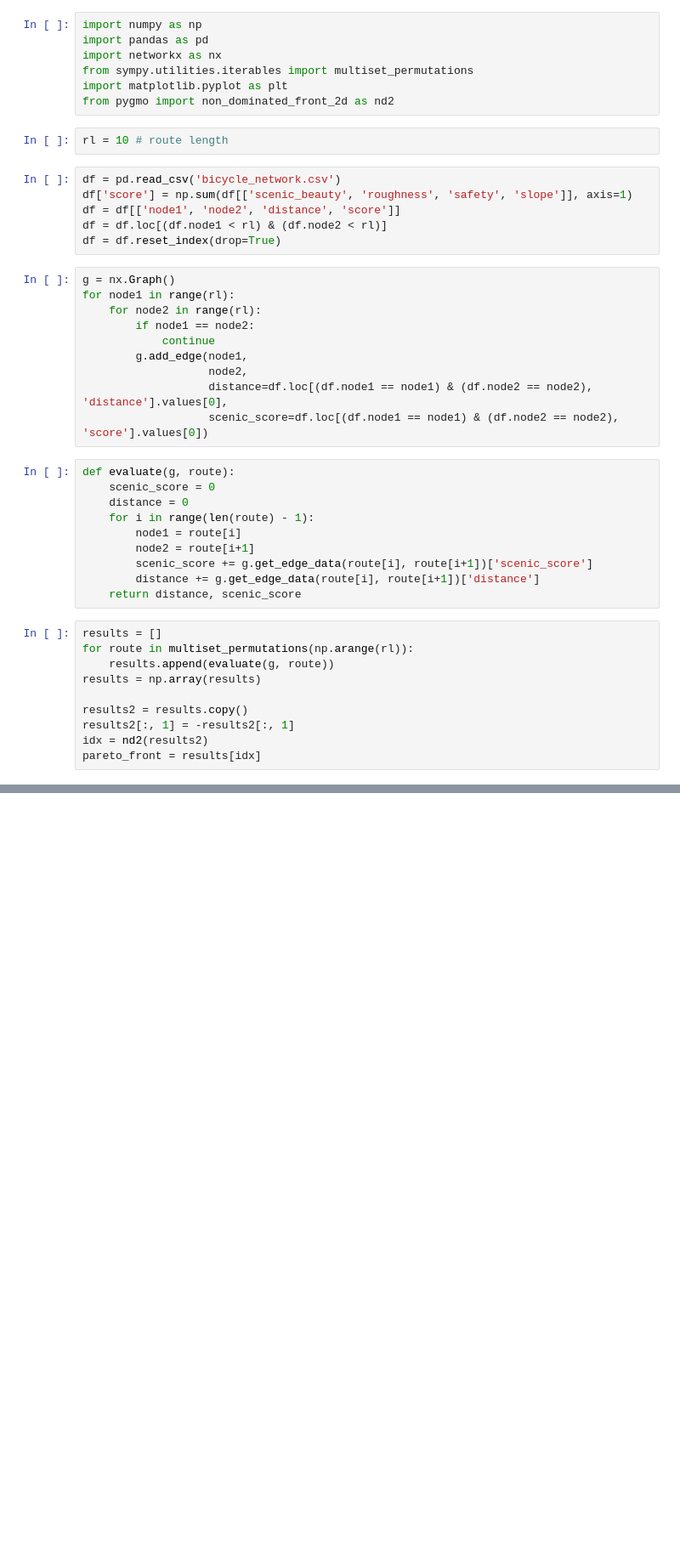
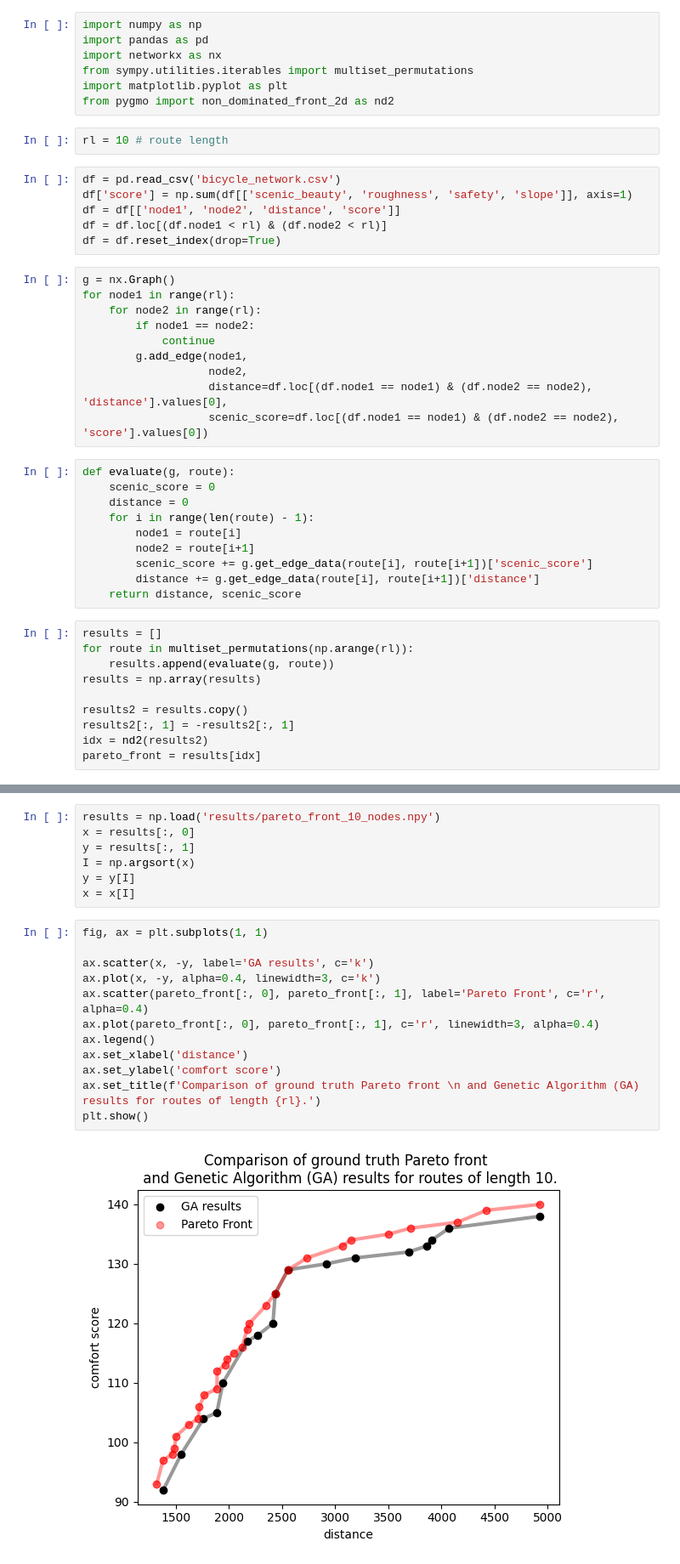
Before and after one commit to super-nexus/MODA_2, a Jupyter notebook: explore.ipynb, the cells around one changed output, grey strips where cells are left out. Shown: that part at 85% size. Drawn from its saved outputs; the diff is of its cells as text; blank space fills up the shorter version.

```diff
--- a/explore.ipynb
+++ b/explore.ipynb
@@ -57,0 +58,21 @@ plt.show()
+# %%
+results = np.load('results/pareto_front_10_nodes.npy')
+x = results[:, 0]
+y = results[:, 1]
+I = np.argsort(x)
+y = y[I]
+x = x[I]
+# %%
+fig, ax = plt.subplots(1, 1)
+
+ax.scatter(x, -y, label='GA results', c='k')
+ax.plot(x, -y, alpha=0.4, linewidth=3, c='k')
+ax.scatter(pareto_front[:, 0], pareto_front[:, 1], label='Pareto Front', c='r', alpha=0.4)
+ax.plot(pareto_front[:, 0], pareto_front[:, 1], c='r', linewidth=3, alpha=0.4)
+ax.legend()
+ax.set_xlabel('distance')
+ax.set_ylabel('comfort score')
+ax.set_title(f'Comparison of ground truth Pareto front \n and Genetic Algorithm (GA) results for routes of length {rl}.')
+plt.show()
+# %% [output]
+[figure, added]
```
Also changed, not shown: parts of 1 cell of this notebook, 1 other file.
